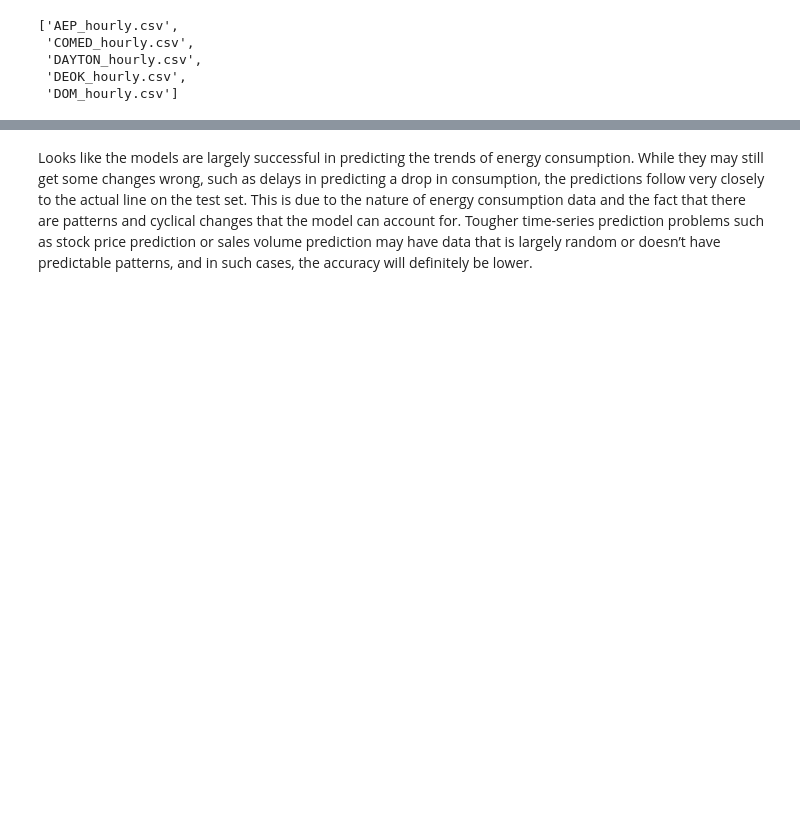
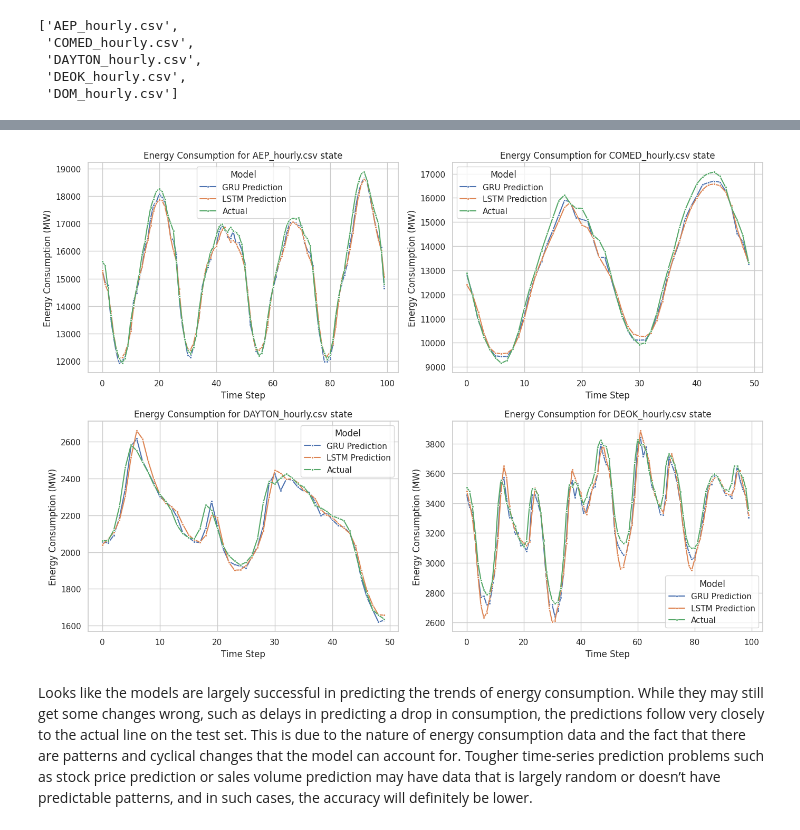
Before and after one commit to BriacLeGuilloux/energy_consumption_prediction-master, a Jupyter notebook: src/evaluate_plot.ipynb, the cells around one changed output, grey strips where cells are left out. Drawn from its saved outputs; the diff is of its cells as text; code cells hidden in the pictures; blank space fills up the shorter version.

```diff
--- a/src/evaluate_plot.ipynb
+++ b/src/evaluate_plot.ipynb
@@ -286,12 +240,3 @@ states_list
  'DAYTON_hourly.csv',
  'DEOK_hourly.csv',
  'DOM_hourly.csv']
-# %%
-nb = 100
-i = 0
-df = pd.DataFrame({
-    "Time Step": range(nb),  # ou range(-100, 0) si tu veux des indices négatifs
-    "GRU Prediction": gru_outputs[i][-nb:],
-    "LSTM Prediction": lstm_outputs[i][-nb:],
-    "Actual": targets[i][-nb:]
-})
@@ -371,3 +243,39 @@ AttributeError: `np.Inf` was removed in the NumPy 2.0 release. Use `np.inf` inst
+# %%
+sns.set_theme(style="whitegrid")
+
+fig, axes = plt.subplots(2, 2, figsize=(14, 10))
+axes = axes.flatten()
+
+slices = [
+    (-100, None),
+    (-50, None),
+    (0, 50),
+    (0, 100),
+]
+
+for i, ax in enumerate(axes):
+    start, end = slices[i]
+    nb = end - start if end else abs(start)
+
+    df = pd.DataFrame({
+        "Time Step": range(nb),
+        "GRU Prediction": gru_outputs[i][start:end],
+        "LSTM Prediction": lstm_outputs[i][start:end],
+        "Actual": targets[i][start:end],
+    })
+
+    df_melted = df.melt(id_vars="Time Step",
+                        value_vars=["GRU Prediction", "LSTM Prediction", "Actual"],
+                        var_name="Model", value_name="Energy Consumption")
+
+    sns.lineplot(data=df_melted, x="Time Step", y="Energy Consumption", hue="Model", ax=ax, marker="o", markersize=3)
+    ax.set_title(f"Energy Consumption for {states_list[i]} state")
+    ax.set_ylabel("Energy Consumption (MW)")
+
+plt.tight_layout()
+plt.show()
+# %% [output]
+[figure, added]
 # %% [markdown]
 Looks like the models are largely successful in predicting the trends of energy consumption. While they may still get some changes wrong, such as delays in predicting a drop in consumption, the predictions follow very closely to the actual line on the test set. This is due to the nature of energy consumption data and the fact that there are patterns and cyclical changes that the model can account for. Tougher time-series prediction problems such as stock price prediction or sales volume prediction may have data that is largely random or doesn’t have predictable patterns, and in such cases, the accuracy will definitely be lower.
 # %% [markdown]
```
Also changed, not shown: parts of 14 cells of this notebook, 26 other files.
